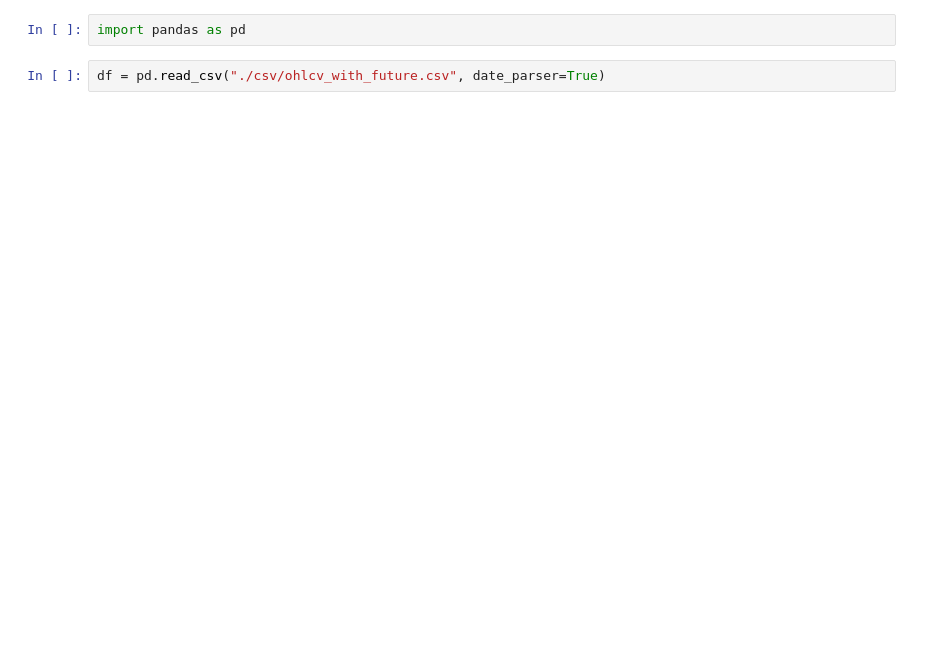
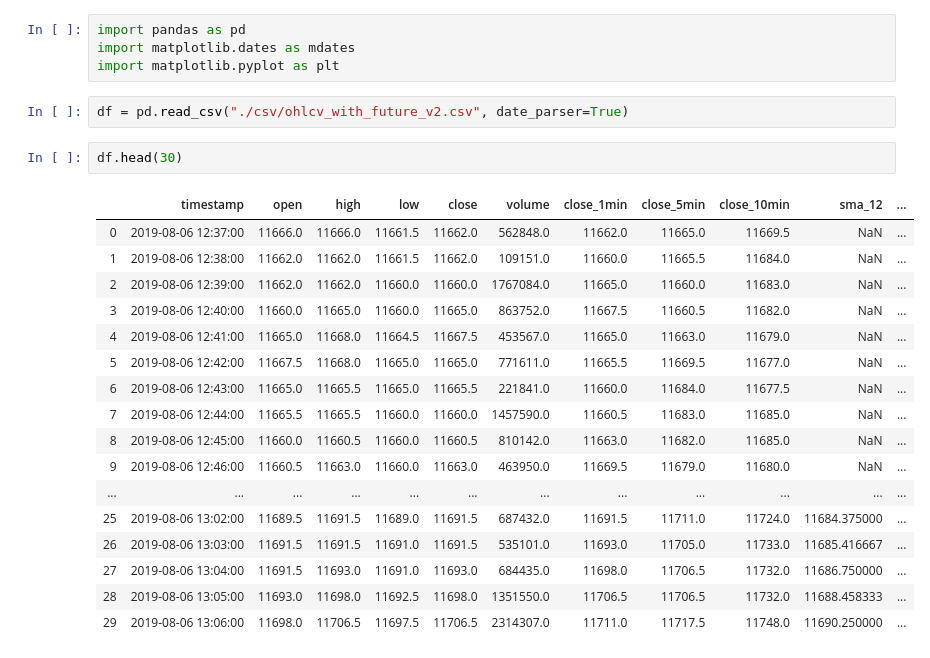
Before and after one commit to tori-takashi/fintech-final, a Jupyter notebook: data-preprocessing/index.ipynb, the cells around one changed output. Drawn from its saved outputs; the diff is of its cells as text; blank space fills up the shorter version.

```diff
--- a/data-preprocessing/index.ipynb
+++ b/data-preprocessing/index.ipynb
@@ -1,4 +1,26 @@
-# %%
-import pandas as pd
+# %%
+import pandas as pd
+import matplotlib.dates as mdates
+import matplotlib.pyplot as plt
 # %%
-df = pd.read_csv("./csv/ohlcv_with_future.csv", date_parser=True)
+df = pd.read_csv("./csv/ohlcv_with_future_v2.csv", date_parser=True)
+# %%
+df.head(30)
+# %% [output]
+|  | timestamp | open | high | low | close | volume | close_1min | close_5min | close_10min | sma_12 | ... |
+| 0 | 2019-08-06 12:37:00 | 11666.0 | 11666.0 | 11661.5 | 11662.0 | 562848.0 | 11662.0 | 11665.0 | 11669.5 | NaN | ... |
+| 1 | 2019-08-06 12:38:00 | 11662.0 | 11662.0 | 11661.5 | 11662.0 | 109151.0 | 11660.0 | 11665.5 | 11684.0 | NaN | ... |
+| 2 | 2019-08-06 12:39:00 | 11662.0 | 11662.0 | 11660.0 | 11660.0 | 1767084.0 | 11665.0 | 11660.0 | 11683.0 | NaN | ... |
+| 3 | 2019-08-06 12:40:00 | 11660.0 | 11665.0 | 11660.0 | 11665.0 | 863752.0 | 11667.5 | 11660.5 | 11682.0 | NaN | ... |
+| 4 | 2019-08-06 12:41:00 | 11665.0 | 11668.0 | 11664.5 | 11667.5 | 453567.0 | 11665.0 | 11663.0 | 11679.0 | NaN | ... |
+| 5 | 2019-08-06 12:42:00 | 11667.5 | 11668.0 | 11665.0 | 11665.0 | 771611.0 | 11665.5 | 11669.5 | 11677.0 | NaN | ... |
+| 6 | 2019-08-06 12:43:00 | 11665.0 | 11665.5 | 11665.0 | 11665.5 | 221841.0 | 11660.0 | 11684.0 | 11677.5 | NaN | ... |
+| 7 | 2019-08-06 12:44:00 | 11665.5 | 11665.5 | 11660.0 | 11660.0 | 1457590.0 | 11660.5 | 11683.0 | 11685.0 | NaN | ... |
+| 8 | 2019-08-06 12:45:00 | 11660.0 | 11660.5 | 11660.0 | 11660.5 | 810142.0 | 11663.0 | 11682.0 | 11685.0 | NaN | ... |
+| 9 | 2019-08-06 12:46:00 | 11660.5 | 11663.0 | 11660.0 | 11663.0 | 463950.0 | 11669.5 | 11679.0 | 11680.0 | NaN | ... |
+| ... | ... | ... | ... | ... | ... | ... | ... | ... | ... | ... | ... |
+| 25 | 2019-08-06 13:02:00 | 11689.5 | 11691.5 | 11689.0 | 11691.5 | 687432.0 | 11691.5 | 11711.0 | 11724.0 | 11684.375000 | ... |
+| 26 | 2019-08-06 13:03:00 | 11691.5 | 11691.5 | 11691.0 | 11691.5 | 535101.0 | 11693.0 | 11705.0 | 11733.0 | 11685.416667 | ... |
+| 27 | 2019-08-06 13:04:00 | 11691.5 | 11693.0 | 11691.0 | 11693.0 | 684435.0 | 11698.0 | 11706.5 | 11732.0 | 11686.750000 | ... |
+| 28 | 2019-08-06 13:05:00 | 11693.0 | 11698.0 | 11692.5 | 11698.0 | 1351550.0 | 11706.5 | 11706.5 | 11732.0 | 11688.458333 | ... |
+| 29 | 2019-08-06 13:06:00 | 11698.0 | 11706.5 | 11697.5 | 11706.5 | 2314307.0 | 11711.0 | 11717.5 | 11748.0 | 11690.250000 | ... |
```
Also changed, not shown: parts of 21 cells of this notebook, 9 other files.
